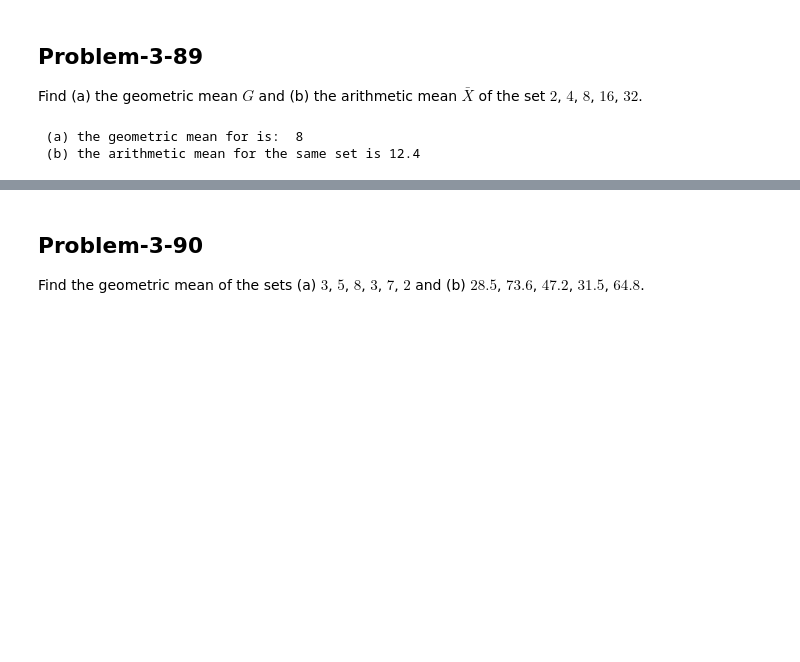
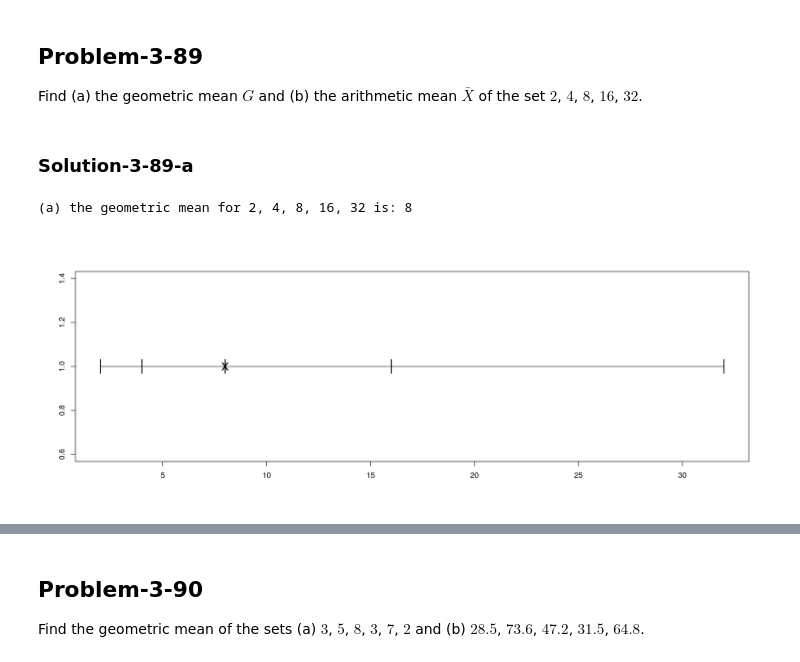
Before and after one commit to jbennett7/Statistics, a Jupyter notebook: 03 Chapter 3 The Mean, Median, Mode, and Other Measures of Central Tendency/03 Supplementary Problems/05 The geometric mean.ipynb, the cells around one changed output, grey strips where cells are left out. Saved outputs shown, nothing was run; the diff lists cells and outputs as text; code cells hidden in the pictures; blank space fills up the shorter version.

```diff
--- a/03 Chapter 3 The Mean, Median, Mode, and Other Measures of Central Tendency/03 Supplementary Problems/05 The geometric mean.ipynb
+++ b/03 Chapter 3 The Mean, Median, Mode, and Other Measures of Central Tendency/03 Supplementary Problems/05 The geometric mean.ipynb
@@ -27,11 +45,12 @@ Find (a) the geometric mean $G$ and (b) the arithmetic mean $\bar{X}$ of the set
+# %% [markdown]
+### Solution-3-89-a
 # %%
-p3.89 <- new.env()
-p3.89$X <- c(2,4,8,16,32)
-p3.89$G <- geometric.mean(p3.89$X)
-p3.89$X.bar <- mean(p3.89$X)
-cat(" (a) the geometric mean for", p3.89$x, "is: ", p3.89$G, "\n",
-    "(b) the arithmetic mean for the same set is", p3.89$X.bar, "\n")
-rm(p3.89)
+p3.89a <- new.env()
+p3.89a$G <- geometric.mean(p3.89.X)
+plot(data.frame(p3.89.X,1),type='o',pch='|',ylab='',xlab='',cex=2)
+points(data.frame(p3.89a$G,1),type='o',pch='x',cex=2)
+cat("(a) the geometric mean of ", paste(p3.89.X, collapse=", "), " is: ", p3.89a$G, sep='')
+rm(p3.89a)
 # %% [output]
- (a) the geometric mean for is:  8
- (b) the arithmetic mean for the same set is 12.4
+(a) the geometric mean for 2, 4, 8, 16, 32 is: 8
+[figure, added]
```
Also changed, not shown: parts of 27 cells of this notebook.
